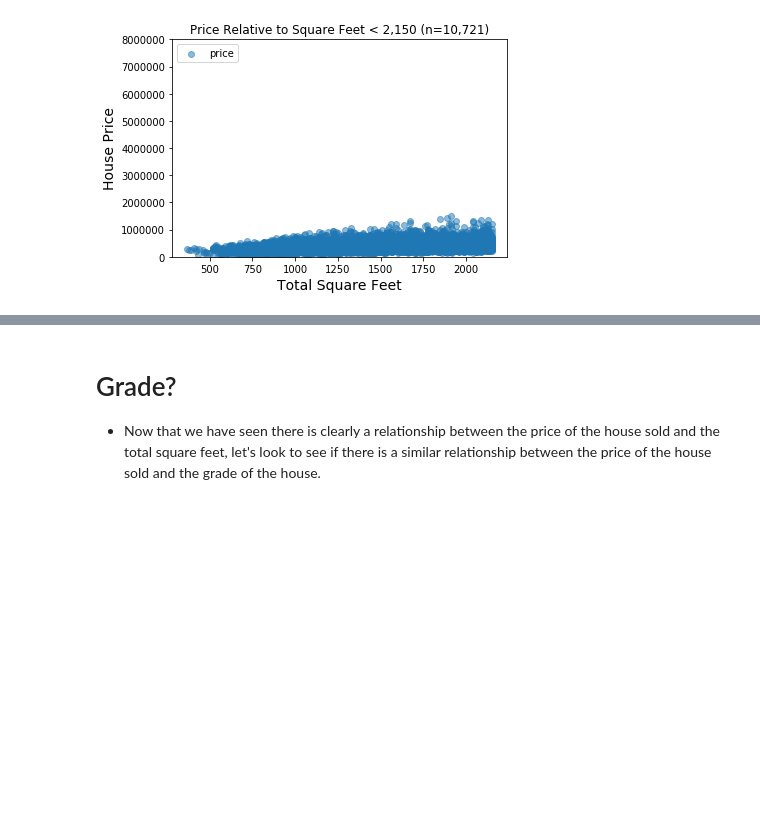
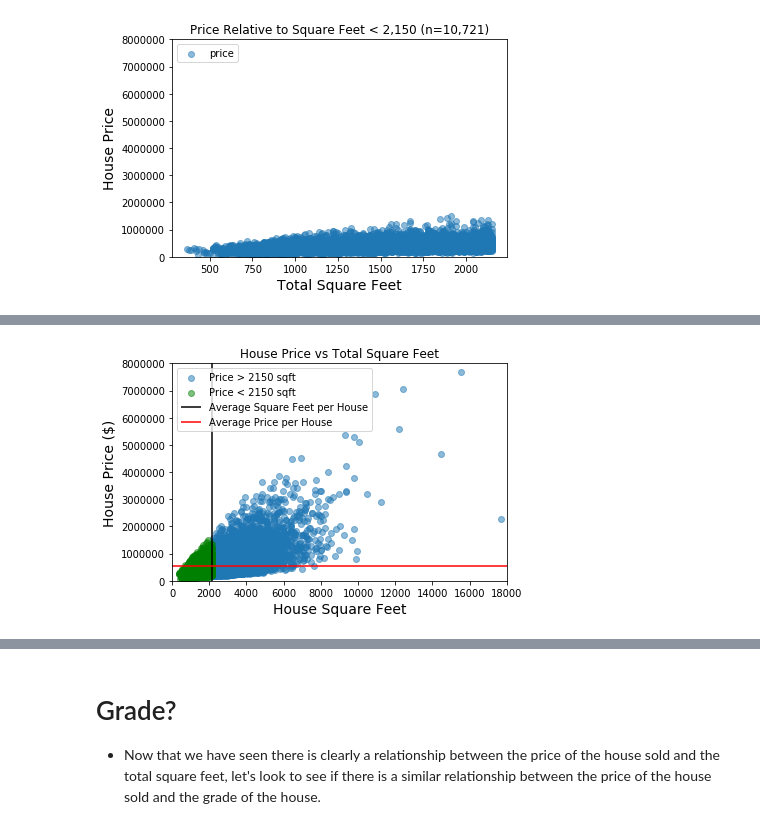
Before and after one commit to steeznation16/dsc-1-final-project-online-ds-ft-100118, a Jupyter notebook: student.ipynb, the cells around one changed output, grey strips where cells are left out. Drawn from its saved outputs; the diff is of its cells as text; code cells hidden in the pictures; blank space fills up the shorter version.

```diff
--- a/student.ipynb
+++ b/student.ipynb
@@ -284,9 +290,9 @@ print(len(below_2150))
 - Now that we split the data, and we checked that the two samples sizes are close to the same size, we can start graphing to see the difference in square feet and price
 # %%
 # Graph the distribution of housing square feet relative to price to see relationship
-x = over_2150.sqft_total
-y = over_2150.price
-plt.scatter(x, y, alpha=0.5)
+m = over_2150.sqft_total
+n = over_2150.price
+plt.scatter(m, n, alpha=0.5)
 plt.xlabel('House Square Feet', fontsize=14)
 plt.ylabel('Price ($)', fontsize=14)
 plt.title('Price Relative to Square Feet > 2150 (n=10,876)', fontsize=14)
@@ -295,9 +301,9 @@ plt.legend(loc=2);
 [figure]
 # %%
 # Change scale of y axis to represent same scale as the prior graph
-x = below_2150.sqft_total
-y = below_2150.price
-plt.scatter(x, y, alpha=0.5)
+o = below_2150.sqft_total
+p = below_2150.price
+plt.scatter(o, p, alpha=0.5)
 plt.ylim(0,8000000)
 plt.title('Price Relative to Square Feet < 2,150 (n=10,721)')
 plt.xlabel('Total Square Feet', fontsize=14)
@@ -308,0 +327,14 @@ plt.show();
+# %%
+plt.scatter(m, n, alpha=0.5, label='Price > 2150 sqft')
+plt.scatter(o, p, alpha=0.5, label='Price < 2150 sqft', c='green')
+plt.xlabel('House Square Feet', fontsize=14)
+plt.xlim(0, 18000)
+plt.ylabel('House Price ($)', fontsize=14)
+plt.ylim(0, 8000000)
+plt.title('House Price vs Total Square Feet')
+plt.vlines(2150, 0, 8000000, color='k', label='Average Square Feet per House')
+plt.hlines(540296, 0, 18000, color='r', label='Average Price per House')
+plt.legend(loc=2)
+plt.show()
+# %% [output]
+[figure, added]
```
Also changed, not shown: parts of 45 cells of this notebook, 2 other files.
